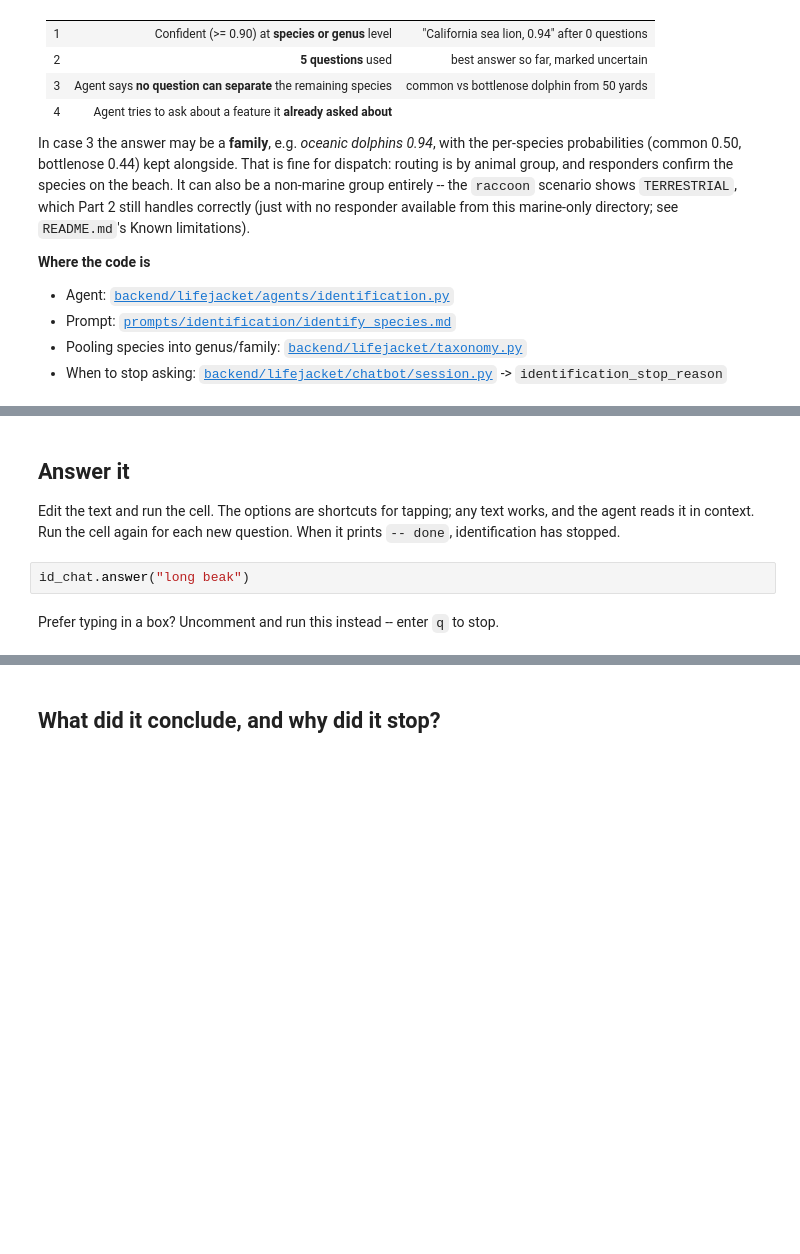
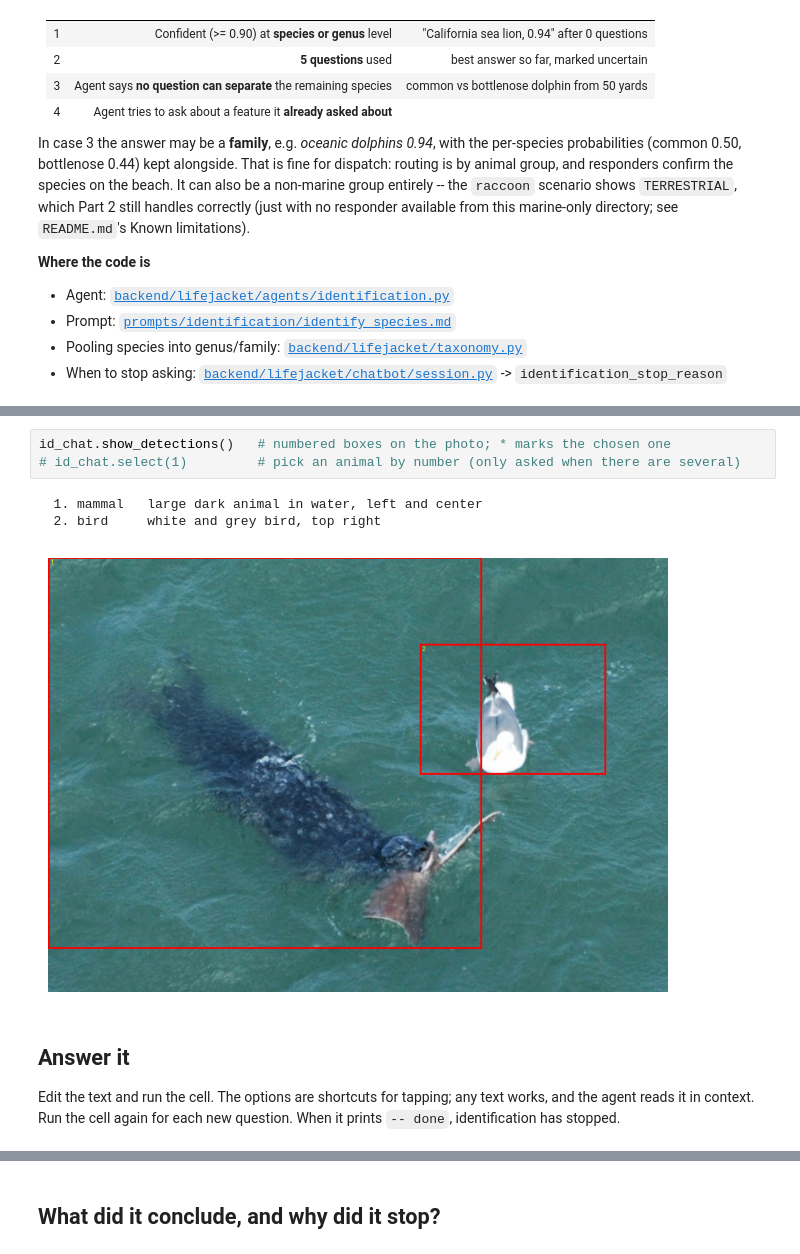
Before and after one commit to CiiiW/lifejacket-dispatch, a Jupyter notebook: notebooks/03_try_the_chatbots.ipynb, the cells around one changed output, grey strips where cells are left out. Cells and saved outputs as stored; diff of their text form; blank space fills up the shorter version.

Commit message:
Add animal detection step, identification eval scripts, and session updates
Co-Authored-By: Claude Sonnet 5.5 <noreply@anthropic.com>

```diff
--- a/notebooks/03_try_the_chatbots.ipynb
+++ b/notebooks/03_try_the_chatbots.ipynb
@@ -169,13 +179,16 @@ AGENT: A brighter photo showing more detail. Could you send another photo? Pleas
+# %%
+id_chat.show_detections()   # numbered boxes on the photo; * marks the chosen one
+# id_chat.select(1)         # pick an animal by number (only asked when there are several)
+# %% [output]
+  1. mammal   large dark animal in water, left and center
+  2. bird     white and grey bird, top right
+[figure, added]
 # %% [markdown]
 ## Answer it
 
 Edit the text and run the cell. The options are shortcuts for tapping; any
 text works, and the agent reads it in context. Run the cell again for each
 new question. When it prints `-- done`, identification has stopped.
-# %%
-id_chat.answer("long beak")
-# %% [markdown]
-Prefer typing in a box? Uncomment and run this instead -- enter `q` to stop.
 # %%
 id_chat.interactive()
 # %% [output]
```
Also changed, not shown: parts of 30 cells of this notebook, 26 other files.
